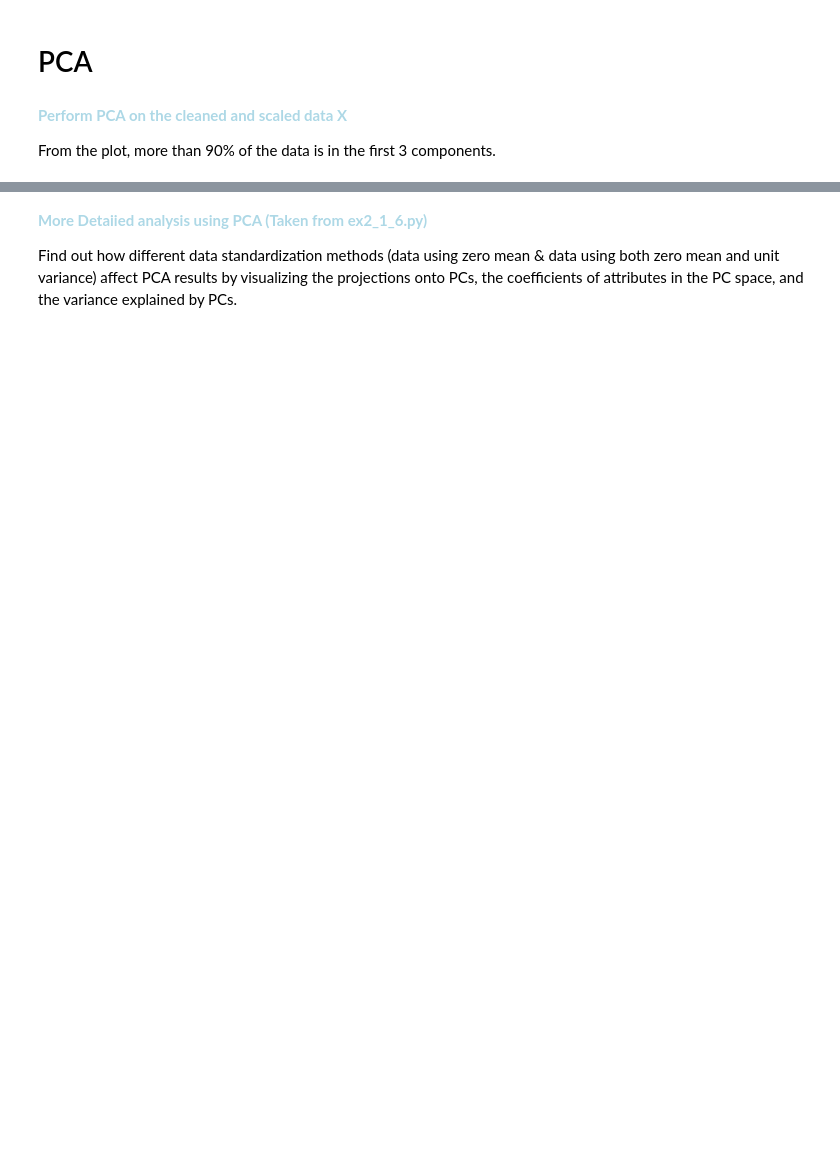
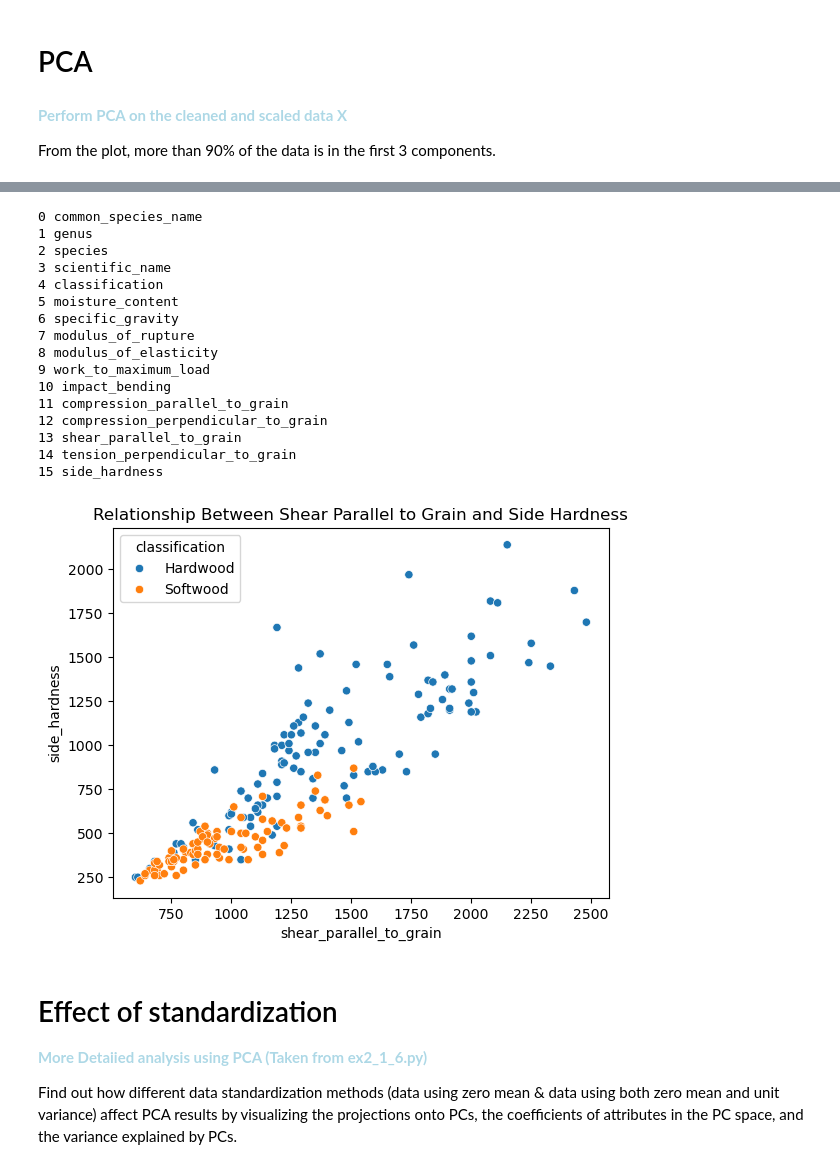
Before and after one commit to JohnOng123/02450-Project-1, a Jupyter notebook: 02450_project1.ipynb, the cells around one changed output, grey strips where cells are left out. Drawn from its saved outputs; the diff is of its cells as text; code cells hidden in the pictures; blank space fills up the shorter version.

```diff
--- a/02450_project1.ipynb
+++ b/02450_project1.ipynb
@@ -214,4 +310,49 @@ plt.show()
+# %%
+for i in range(len(attributeNames)):
+    print(i, attributeNames[i])
+
+i = 13
+j = 15
+
+# Plot the first two PC1 attributes against each other
+import seaborn as sns
+sns.scatterplot(data=data, x=attributeNames[i], y=attributeNames[j],hue='classification')
+plt.title('Relationship Between Shear Parallel to Grain and Side Hardness')
+plt.show()
+
+
+# Plot the first two PC1 attributes against each other
+# plt.figure(figsize=(6,5))
+# for c in range(C):
+#     class_mask = y == c
+#     plt.scatter(X[class_mask, i], X[class_mask, j], label=classNames[c], alpha=0.5)
+# plt.xlabel(attributeNames[i])
+# plt.ylabel(attributeNames[j])
+# plt.title("Wood Data with Class Labels")
+# plt.legend()
+# #plt.legend(loc='center left', bbox_to_anchor=(1, 0.5))
+# plt.show()
+# %% [output]
+0 common_species_name
+1 genus
+2 species
+3 scientific_name
+4 classification
+5 moisture_content
+6 specific_gravity
+7 modulus_of_rupture
+8 modulus_of_elasticity
+9 work_to_maximum_load
+10 impact_bending
+11 compression_parallel_to_grain
+12 compression_perpendicular_to_grain
+13 shear_parallel_to_grain
+14 tension_perpendicular_to_grain
+15 side_hardness
+[figure, added]
 # %% [markdown]
+# Effect of standardization
+
 <span style="color: lightblue">**More Detaiied analysis using PCA (Taken from ex2_1_6.py)**</span>
 
 Find out how different data standardization methods (data using zero mean & data using both zero mean and unit variance) affect PCA results by visualizing the projections onto PCs, the coefficients of attributes in the PC space, and the variance explained by PCs.
```
Also changed, not shown: parts of 14 cells of this notebook.
